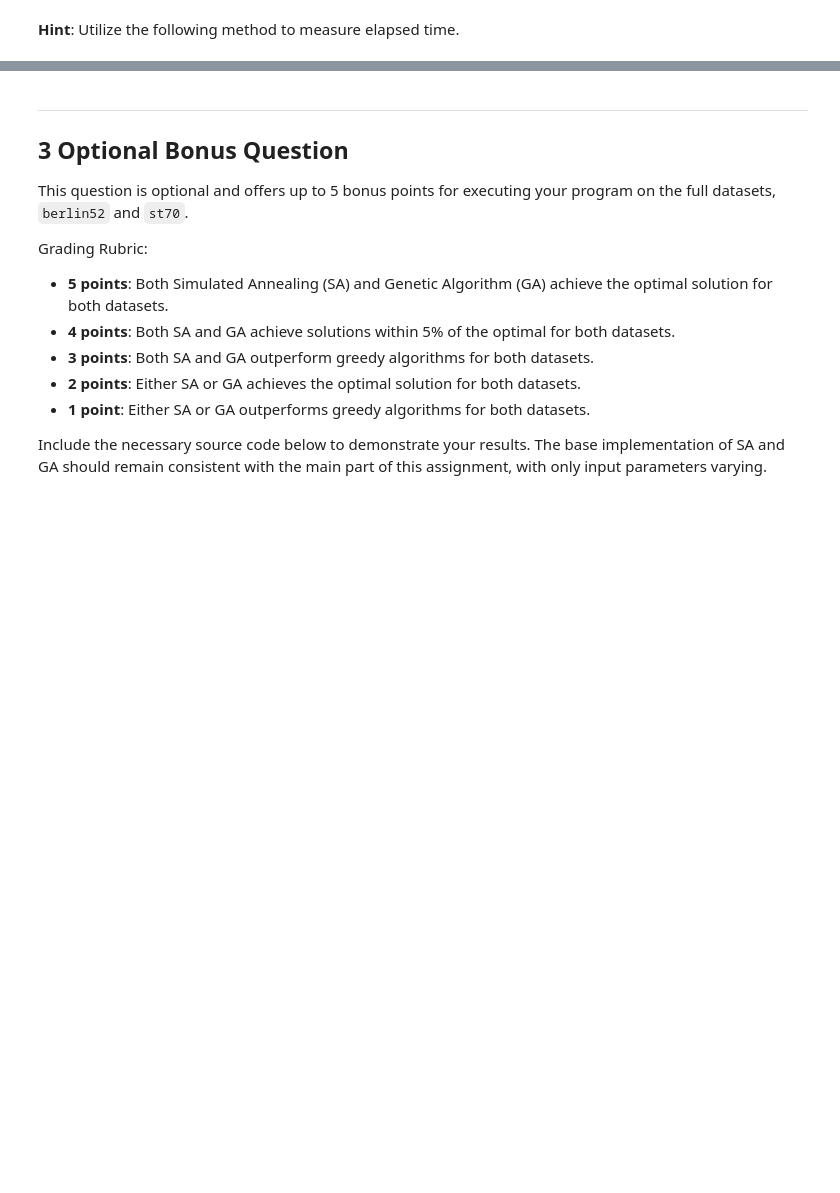
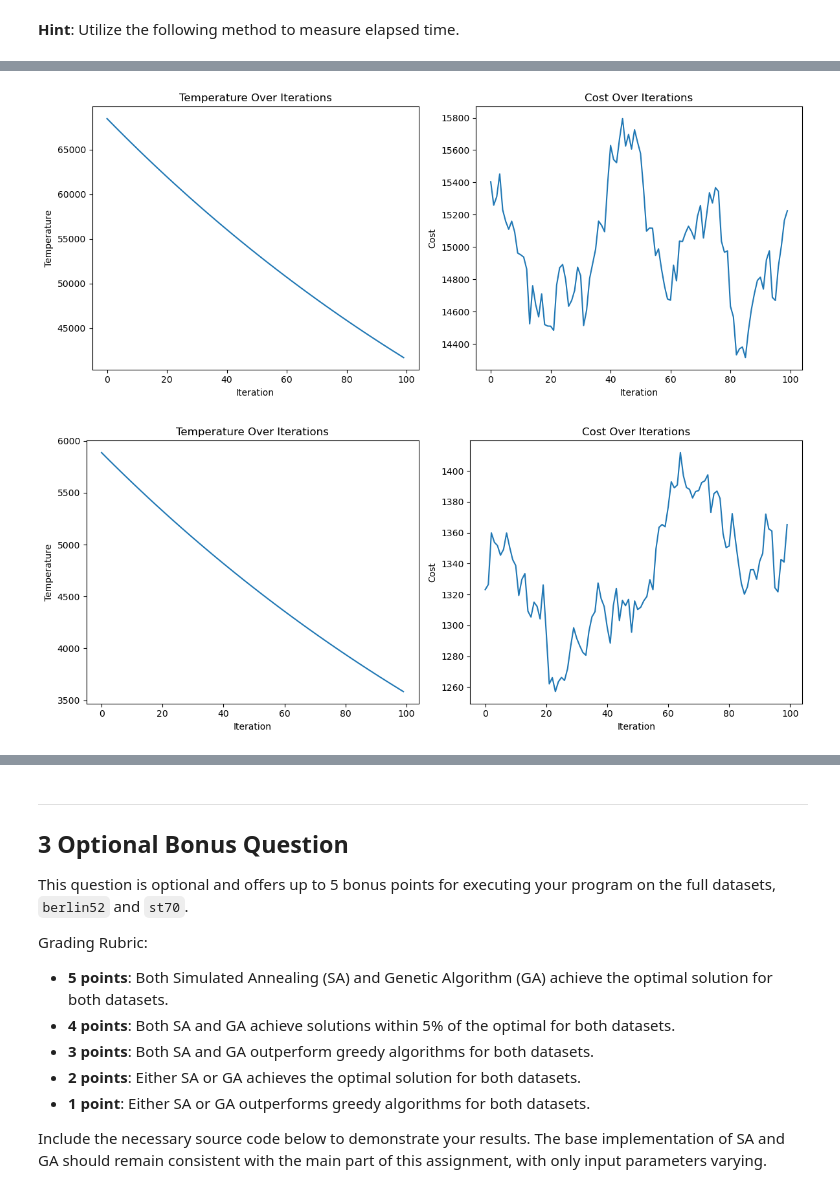
Before and after one commit to vanishabagga/CSI4106-A2, a Jupyter notebook: A4/csi4106_f24_a4_template.ipynb, the cells around one changed output, grey strips where cells are left out. Drawn from its saved outputs; the diff is of its cells as text; code cells hidden in the pictures; blank space fills up the shorter version.

```diff
--- a/A4/csi4106_f24_a4_template.ipynb
+++ b/A4/csi4106_f24_a4_template.ipynb
@@ -1223,15 +1246,6 @@ def experiment(distance_matrix, alg, num_runs = 10, **kwargs ):
 # %% [markdown]
 **Hint**: Utilize the following method to measure elapsed time.
 # %%
-
-# 1. **berlin52-24-4**:
-#    - Number of Cities: 24
-#    - Optimal Solution Cost: **5890.92**
-
-# 2. **st70-24-4**:
-#    - Number of Cities: 24
-#    - Optimal Solution Cost: **468.88**
-
 # matrices
 distance_matrix_berlin = get_distance_matrix(berlin52_24_4)
 distance_matrix_st70 = get_distance_matrix(st70_24_4)
@@ -1241,12 +1255,12 @@ avg_cost_greedy_berlin, avg_time_greedy_berlin = experiment(distance_matrix_berl
 avg_cost_greedy_st70, avg_time_greedy_st70 = experiment(distance_matrix_st70, 'greedy')
 
 # Simulated Annealing
-avg_cost_sa_berlin, avg_time_sa_berlin = experiment(distance_matrix_berlin, 'sa', cooling_rate=0.995, max_iterations=1000)
-avg_cost_sa_st70, avg_time_sa_st70 = experiment(distance_matrix_st70, 'sa', cooling_rate=0.995, max_iterations=1000)
+avg_cost_sa_berlin, avg_time_sa_berlin, temperatures_berlin, costs_berlin = experiment(distance_matrix_berlin, 'sa', cooling_rate=0.995, max_iterations=100)
+avg_cost_sa_st70, avg_time_sa_st70, temperatures_st70, costs_st70 = experiment(distance_matrix_st70, 'sa', cooling_rate=0.995, max_iterations=100)
 
 # Genetic Algorithm
-avg_cost_ga_berlin, avg_time_ga_berlin = experiment(distance_matrix_berlin, 'genetic', pop_size=100, num_generations=200, crossover_rate=0.8, mutation_rate=0.05, elite_percent=0.02, selection_type='tournament', tournament_size=3)
-avg_cost_ga_st70, avg_time_ga_st70 = experiment(distance_matrix_st70, 'genetic', pop_size=100, num_generations=200, crossover_rate=0.8, mutation_rate=0.05, elite_percent=0.02, selection_type='tournament', tournament_size=3)
+avg_cost_ga_berlin, avg_time_ga_berlin, avg_distance_history_berlin, best_distance_history_berlin = experiment(distance_matrix_berlin, 'genetic', pop_size=100, num_generations=100, crossover_rate=0.8, mutation_rate=0.05, elite_percent=0.02, selection_type='tournament', tournament_size=3)
+avg_cost_ga_st70, avg_time_ga_st70, avg_distance_history_st70, best_distance_history_st70 = experiment(distance_matrix_st70, 'genetic', pop_size=100, num_generations=100, crossover_rate=0.8, mutation_rate=0.05, elite_percent=0.02, selection_type='tournament', tournament_size=3)
 # %%
 print(f"Greedy Algorithm Berlin: Avg Cost = {avg_cost_greedy_berlin}, Avg Time = {avg_time_greedy_berlin}")
 print(f"Greedy Algorithm st70: Avg Cost = {avg_cost_greedy_st70}, Avg Time = {avg_time_greedy_st70}")
@@ -1297,0 +1378,6 @@ Answer here:
+# %%
+plot_temperature_and_cost(temperatures_berlin, costs_berlin)
+plot_temperature_and_cost(temperatures_st70, costs_st70)
+# %% [output]
+[figure, added]
+[figure, added]
```
Also changed, not shown: parts of 10 cells of this notebook, 2 other files.
